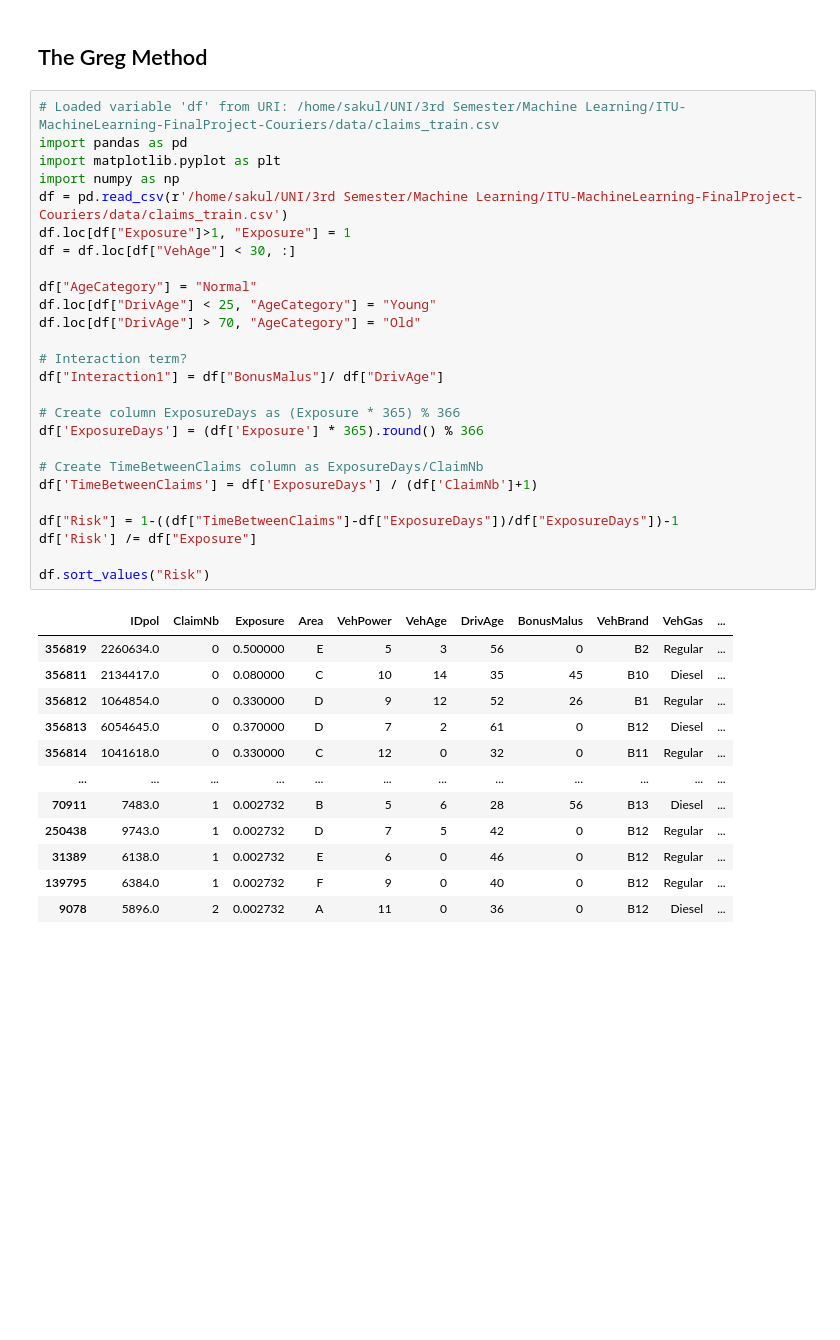
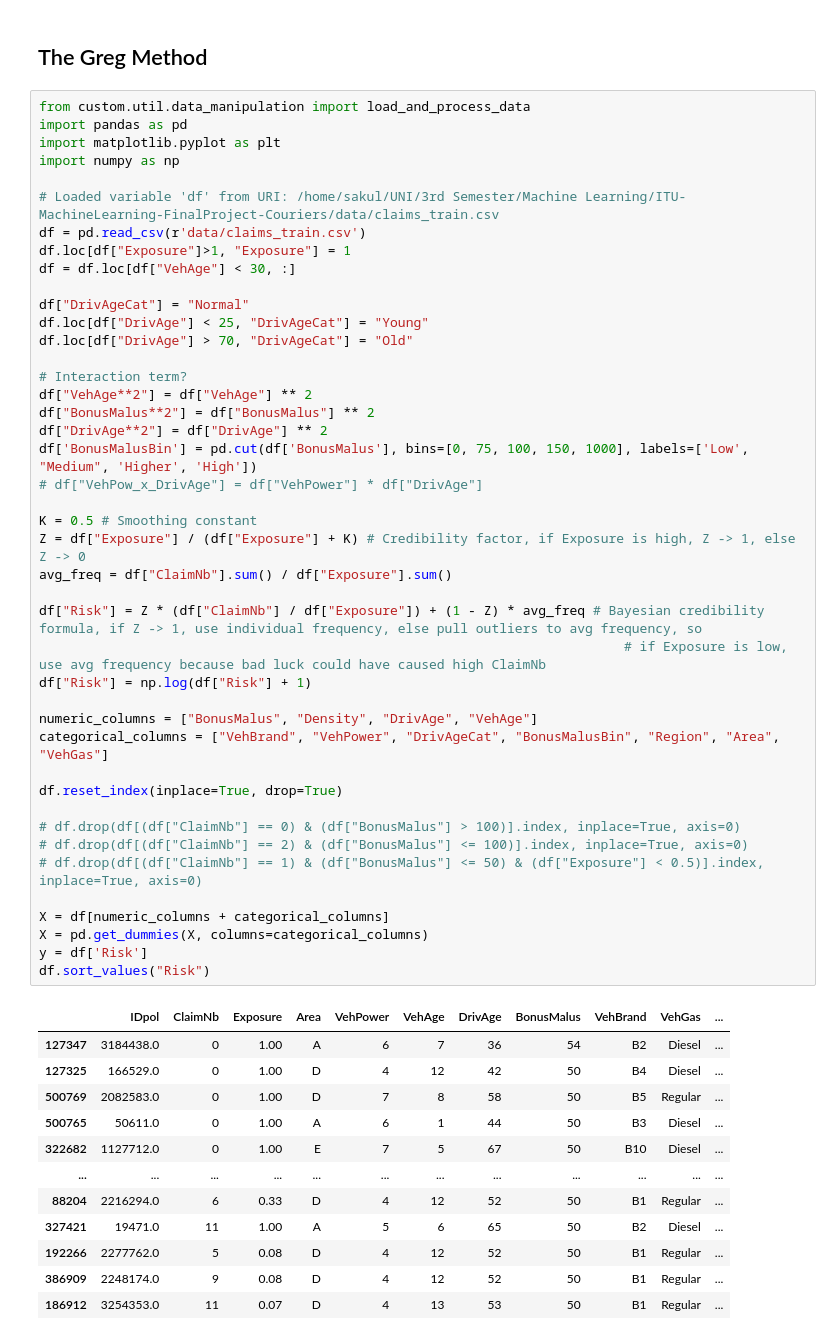
Before and after one commit to SAKULAK/ITU-MachineLearning-FinalProject-Couriers, a Jupyter notebook: Gregs_method.ipynb, the cells around one changed output. Drawn from its saved outputs; the diff is of its cells as text; blank space fills up the shorter version.

```diff
--- a/Gregs_method.ipynb
+++ b/Gregs_method.ipynb
@@ -1,41 +1,58 @@
 # %% [markdown]
 ## The Greg Method
 # %%
-# Loaded variable 'df' from URI: /home/sakul/UNI/3rd Semester/Machine Learning/ITU-MachineLearning-FinalProject-Couriers/data/claims_train.csv
+from custom.util.data_manipulation import load_and_process_data
 import pandas as pd
 import matplotlib.pyplot as plt
 import numpy as np
-df = pd.read_csv(r'/home/sakul/UNI/3rd Semester/Machine Learning/ITU-MachineLearning-FinalProject-Couriers/data/claims_train.csv')
+
+# Loaded variable 'df' from URI: /home/sakul/UNI/3rd Semester/Machine Learning/ITU-MachineLearning-FinalProject-Couriers/data/claims_train.csv
+df = pd.read_csv(r'data/claims_train.csv')
 df.loc[df["Exposure"]>1, "Exposure"] = 1
 df = df.loc[df["VehAge"] < 30, :]
 
-df["AgeCategory"] = "Normal"
-df.loc[df["DrivAge"] < 25, "AgeCategory"] = "Young"
-df.loc[df["DrivAge"] > 70, "AgeCategory"] = "Old"
+df["DrivAgeCat"] = "Normal"
+df.loc[df["DrivAge"] < 25, "DrivAgeCat"] = "Young"
+df.loc[df["DrivAge"] > 70, "DrivAgeCat"] = "Old"
 
 # Interaction term?
-df["Interaction1"] = df["BonusMalus"]/ df["DrivAge"]
+df["VehAge**2"] = df["VehAge"] ** 2
+df["BonusMalus**2"] = df["BonusMalus"] ** 2
+df["DrivAge**2"] = df["DrivAge"] ** 2
+df['BonusMalusBin'] = pd.cut(df['BonusMalus'], bins=[0, 75, 100, 150, 1000], labels=['Low', "Medium", 'Higher', 'High'])
+# df["VehPow_x_DrivAge"] = df["VehPower"] * df["DrivAge"]
 
-# Create column ExposureDays as (Exposure * 365) % 366
-df['ExposureDays'] = (df['Exposure'] * 365).round() % 366
+K = 0.5 # Smoothing constant
+Z = df["Exposure"] / (df["Exposure"] + K) # Credibility factor, if Exposure is high, Z -> 1, else Z -> 0
+avg_freq = df["ClaimNb"].sum() / df["Exposure"].sum()
 
-# Create TimeBetweenClaims column as ExposureDays/ClaimNb
-df['TimeBetweenClaims'] = df['ExposureDays'] / (df['ClaimNb']+1)
+df["Risk"] = Z * (df["ClaimNb"] / df["Exposure"]) + (1 - Z) * avg_freq # Bayesian credibility formula, if Z -> 1, use individual frequency, else pull outliers to avg frequency, so
+                                                                           # if Exposure is low, use avg frequency because bad luck could have caused high ClaimNb
+df["Risk"] = np.log(df["Risk"] + 1)
 
-df["Risk"] = 1-((df["TimeBetweenClaims"]-df["ExposureDays"])/df["ExposureDays"])-1
-df['Risk'] /= df["Exposure"]
+numeric_columns = ["BonusMalus", "Density", "DrivAge", "VehAge"]
+categorical_columns = ["VehBrand", "VehPower", "DrivAgeCat", "BonusMalusBin", "Region", "Area", "VehGas"]
 
+df.reset_index(inplace=True, drop=True)
+
+# df.drop(df[(df["ClaimNb"] == 0) & (df["BonusMalus"] > 100)].index, inplace=True, axis=0)
+# df.drop(df[(df["ClaimNb"] == 2) & (df["BonusMalus"] <= 100)].index, inplace=True, axis=0)
+# df.drop(df[(df["ClaimNb"] == 1) & (df["BonusMalus"] <= 50) & (df["Exposure"] < 0.5)].index, inplace=True, axis=0)
+
+X = df[numeric_columns + categorical_columns]
+X = pd.get_dummies(X, columns=categorical_columns)
+y = df['Risk']
 df.sort_values("Risk")
 # %% [output]
 |  | IDpol | ClaimNb | Exposure | Area | VehPower | VehAge | DrivAge | BonusMalus | VehBrand | VehGas | ... |
-| 356819 | 2260634.0 | 0 | 0.500000 | E | 5 | 3 | 56 | 0 | B2 | Regular | ... |
-| 356811 | 2134417.0 | 0 | 0.080000 | C | 10 | 14 | 35 | 45 | B10 | Diesel | ... |
-| 356812 | 1064854.0 | 0 | 0.330000 | D | 9 | 12 | 52 | 26 | B1 | Regular | ... |
-| 356813 | 6054645.0 | 0 | 0.370000 | D | 7 | 2 | 61 | 0 | B12 | Diesel | ... |
-| 356814 | 1041618.0 | 0 | 0.330000 | C | 12 | 0 | 32 | 0 | B11 | Regular | ... |
+| 127347 | 3184438.0 | 0 | 1.00 | A | 6 | 7 | 36 | 54 | B2 | Diesel | ... |
+| 127325 | 166529.0 | 0 | 1.00 | D | 4 | 12 | 42 | 50 | B4 | Diesel | ... |
+| 500769 | 2082583.0 | 0 | 1.00 | D | 7 | 8 | 58 | 50 | B5 | Regular | ... |
+| 500765 | 50611.0 | 0 | 1.00 | A | 6 | 1 | 44 | 50 | B3 | Diesel | ... |
+| 322682 | 1127712.0 | 0 | 1.00 | E | 7 | 5 | 67 | 50 | B10 | Diesel | ... |
 | ... | ... | ... | ... | ... | ... | ... | ... | ... | ... | ... | ... |
-| 70911 | 7483.0 | 1 | 0.002732 | B | 5 | 6 | 28 | 56 | B13 | Diesel | ... |
-| 250438 | 9743.0 | 1 | 0.002732 | D | 7 | 5 | 42 | 0 | B12 | Regular | ... |
-| 31389 | 6138.0 | 1 | 0.002732 | E | 6 | 0 | 46 | 0 | B12 | Regular | ... |
-| 139795 | 6384.0 | 1 | 0.002732 | F | 9 | 0 | 40 | 0 | B12 | Regular | ... |
-| 9078 | 5896.0 | 2 | 0.002732 | A | 11 | 0 | 36 | 0 | B12 | Diesel | ... |
+| 88204 | 2216294.0 | 6 | 0.33 | D | 4 | 12 | 52 | 50 | B1 | Regular | ... |
+| 327421 | 19471.0 | 11 | 1.00 | A | 5 | 6 | 65 | 50 | B2 | Diesel | ... |
+| 192266 | 2277762.0 | 5 | 0.08 | D | 4 | 12 | 52 | 50 | B1 | Regular | ... |
+| 386909 | 2248174.0 | 9 | 0.08 | D | 4 | 12 | 52 | 50 | B1 | Regular | ... |
+| 186912 | 3254353.0 | 11 | 0.07 | D | 4 | 13 | 53 | 50 | B1 | Regular | ... |
```
Also changed, not shown: parts of 15 cells of this notebook, 17 other files.
